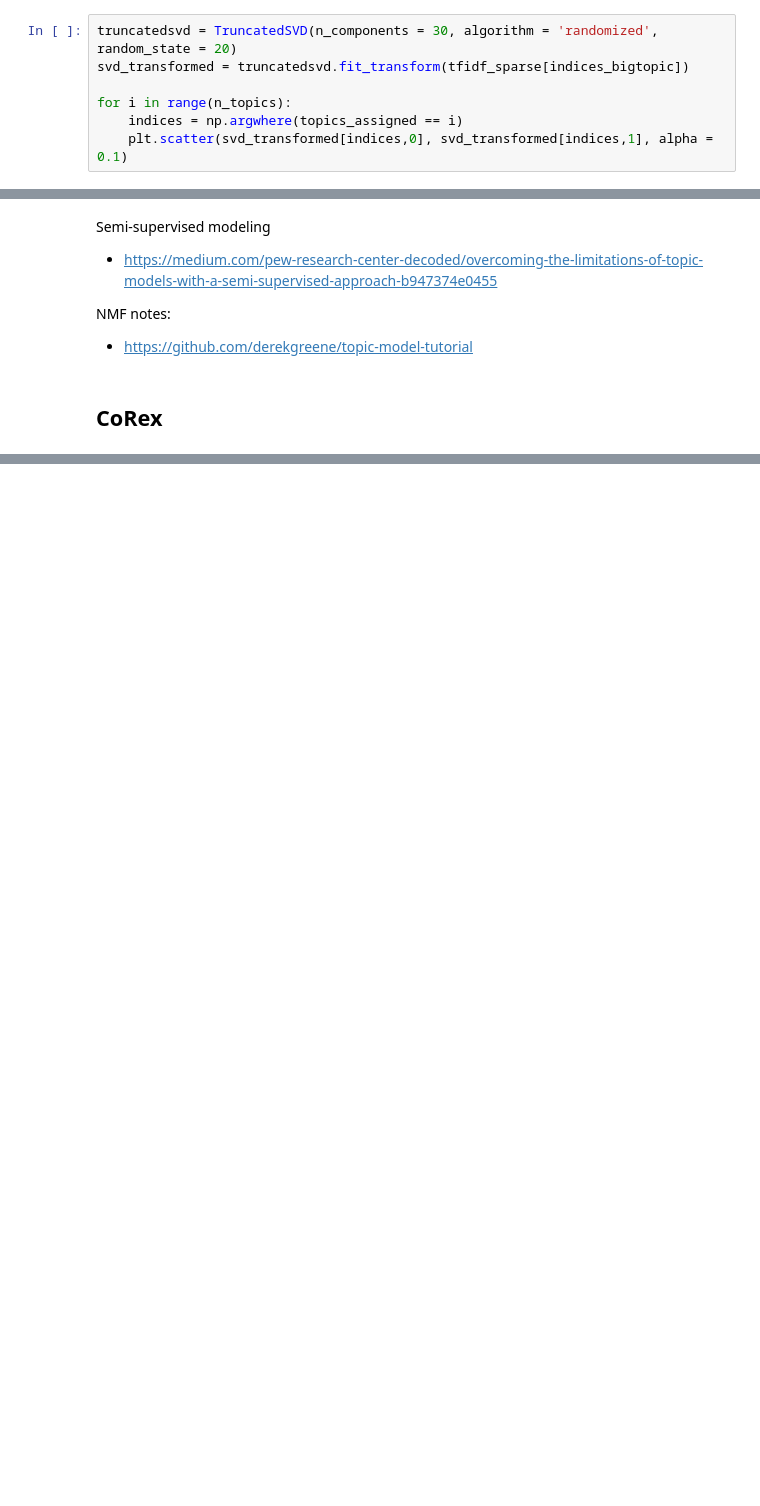
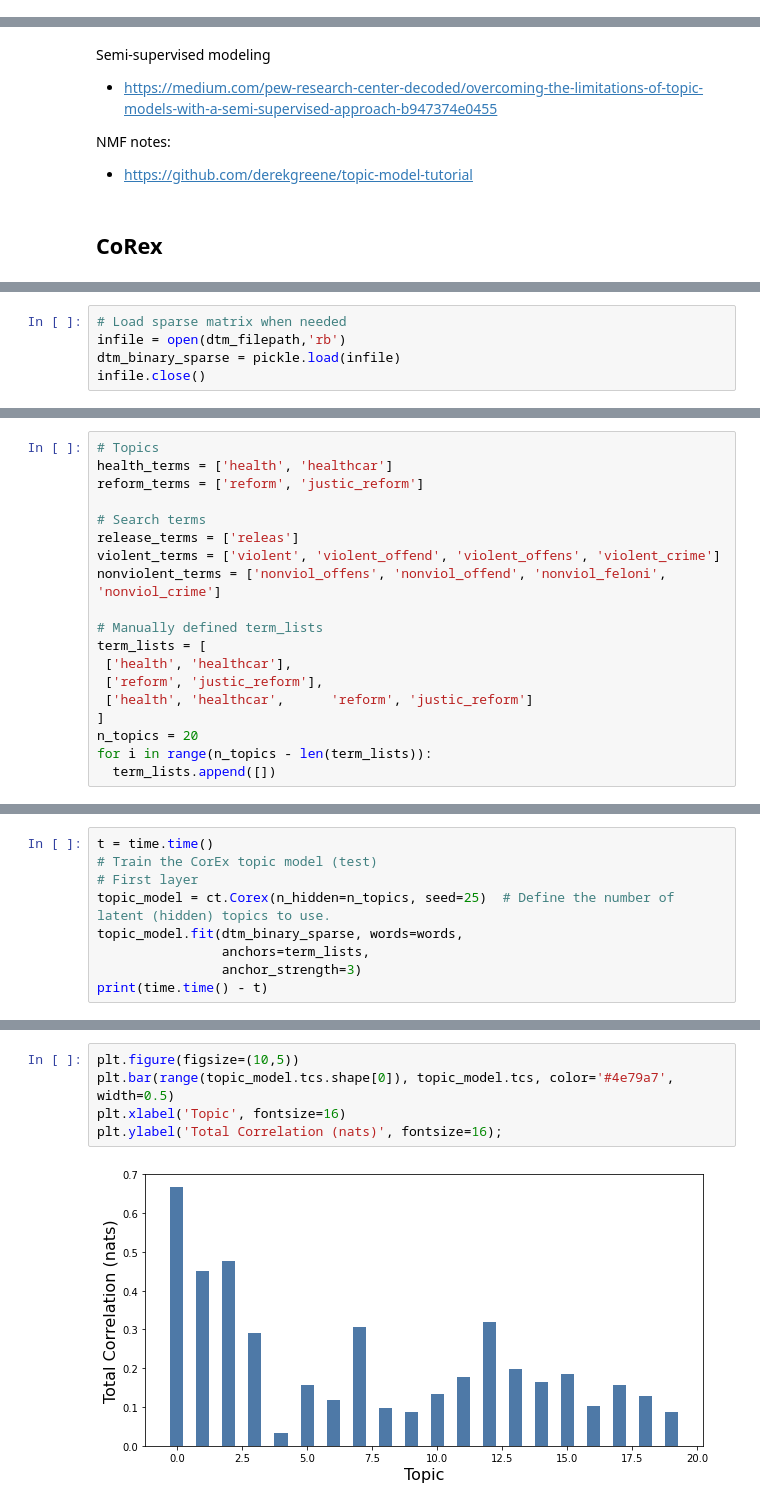
Before and after one commit to COVID19-DVRN/P_13a-Public-sentiment-toward-government-handling-of-COVID-19-and-treatment-of-the-incarcerated-, a Jupyter notebook: notebooks/TopicModeling.ipynb, the cells around one changed output, grey strips where cells are left out. Drawn from its saved outputs; the diff is of its cells as text; blank space fills up the shorter version.

Commit message:
Google colab work (cleanup, cloud compute, prototyped models, etc)

```diff
--- a/notebooks/TopicModeling.ipynb
+++ b/notebooks/TopicModeling.ipynb
@@ -468,7 +255,0 @@ Topic #8: inmat quarantin staff isol hous medic die symptom place virus facil ce
-# %%
-truncatedsvd = TruncatedSVD(n_components = 30, algorithm = 'randomized', random_state = 20)
-svd_transformed = truncatedsvd.fit_transform(tfidf_sparse[indices_bigtopic])
-
-for i in range(n_topics):
-    indices = np.argwhere(topics_assigned == i)
-    plt.scatter(svd_transformed[indices,0], svd_transformed[indices,1], alpha = 0.1)
@@ -787,0 +298,5 @@ NameError: name 'ct' is not defined
+# %%
+# Load sparse matrix when needed
+infile = open(dtm_filepath,'rb')
+dtm_binary_sparse = pickle.load(infile)
+infile.close()
@@ -787,0 +416,19 @@ NameError: name 'ct' is not defined
+# %%
+# Topics
+health_terms = ['health', 'healthcar']
+reform_terms = ['reform', 'justic_reform']
+
+# Search terms
+release_terms = ['releas']
+violent_terms = ['violent', 'violent_offend', 'violent_offens', 'violent_crime']
+nonviolent_terms = ['nonviol_offens', 'nonviol_offend', 'nonviol_feloni', 'nonviol_crime']
+
+# Manually defined term_lists
+term_lists = [
+ ['health', 'healthcar'],
+ ['reform', 'justic_reform'],
+ ['health', 'healthcar',      'reform', 'justic_reform']
+]
+n_topics = 20
+for i in range(n_topics - len(term_lists)):
+  term_lists.append([])
@@ -787,0 +456,9 @@ NameError: name 'ct' is not defined
+# %%
+t = time.time()
+# Train the CorEx topic model (test)
+# First layer
+topic_model = ct.Corex(n_hidden=n_topics, seed=25)  # Define the number of latent (hidden) topics to use.
+topic_model.fit(dtm_binary_sparse, words=words,
+                anchors=term_lists,
+                anchor_strength=3)
+print(time.time() - t)
@@ -787,0 +469,7 @@ NameError: name 'ct' is not defined
+# %%
+plt.figure(figsize=(10,5))
+plt.bar(range(topic_model.tcs.shape[0]), topic_model.tcs, color='#4e79a7', width=0.5)
+plt.xlabel('Topic', fontsize=16)
+plt.ylabel('Total Correlation (nats)', fontsize=16);
+# %% [output]
+[figure, added]
```
Also changed, not shown: parts of 110 cells of this notebook.
